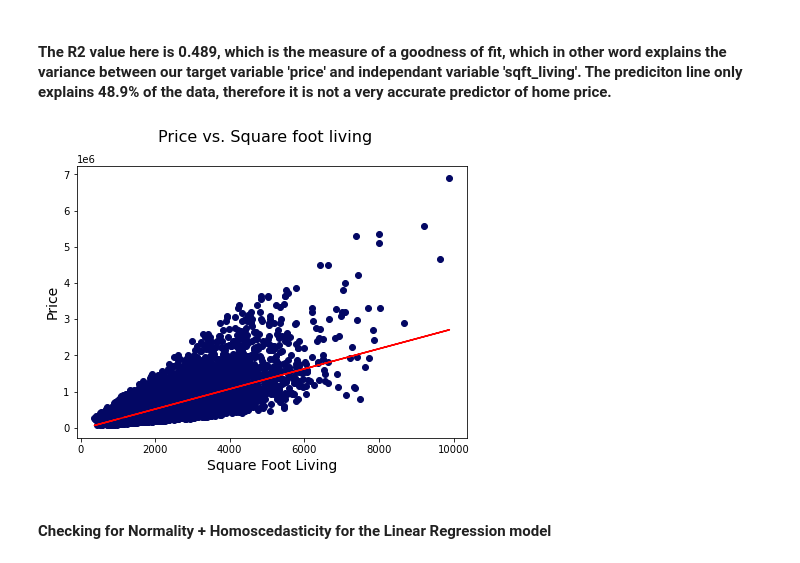
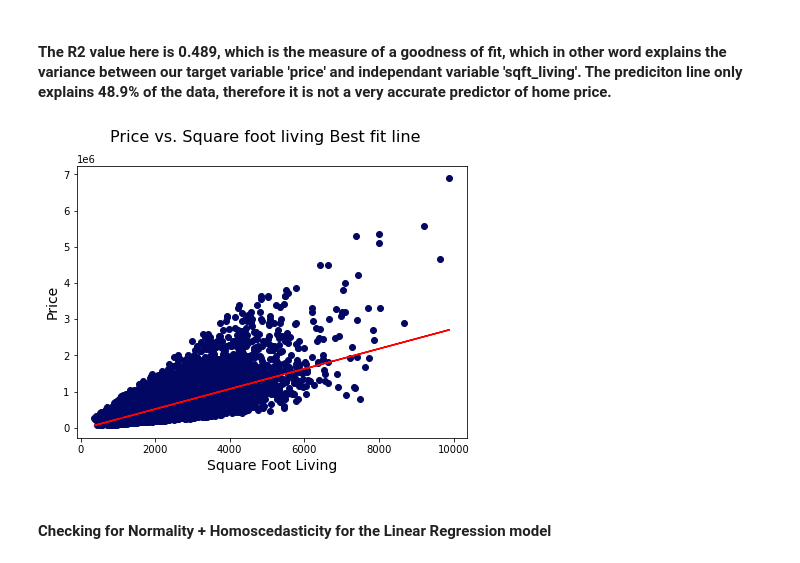
Before and after one commit to Kim-Trading/real-estate-analysis-kc, a Jupyter notebook: Notebook Kimley.ipynb, the cells around one changed output. Saved outputs shown, nothing was run; the diff lists cells and outputs as text; code cells hidden in the pictures.

```diff
--- a/Notebook Kimley.ipynb
+++ b/Notebook Kimley.ipynb
@@ -577,14 +582,14 @@ strong multicollinearity or other numerical problems.
 # %%
 m, c = np.polyfit(X, y_samp, 1) #setting variables for line
 fig = plt.figure(figsize=(7, 5)) #Plotting figure
-fig.suptitle('Price vs. Square foot living', fontsize=16) #Setting title
+fig.suptitle('Price vs. Square foot living Best fit line', fontsize=16) #Setting title
 plt.scatter(X, y_samp, color='#030764') #Plotting scatterpoints for X and Y
 plt.plot(X, m*X+c, c='red') #Plotting line
 plt.xlabel('Square Foot Living', fontsize=14) #Setting label for X
 plt.ylabel('Price', fontsize=14) #Setting label for Y
 plt.show()
 # %% [output]
-[figure, old version]
+[figure, new version]
 # %% [markdown]
 #### Checking for Normality + Homoscedasticity for the Linear Regression model
 # %%
```
Also changed, not shown: parts of 19 cells of this notebook, 1 other file.
